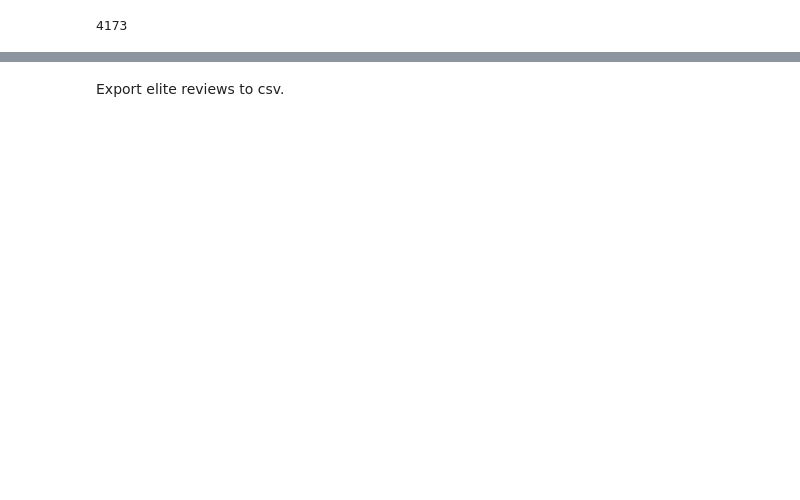
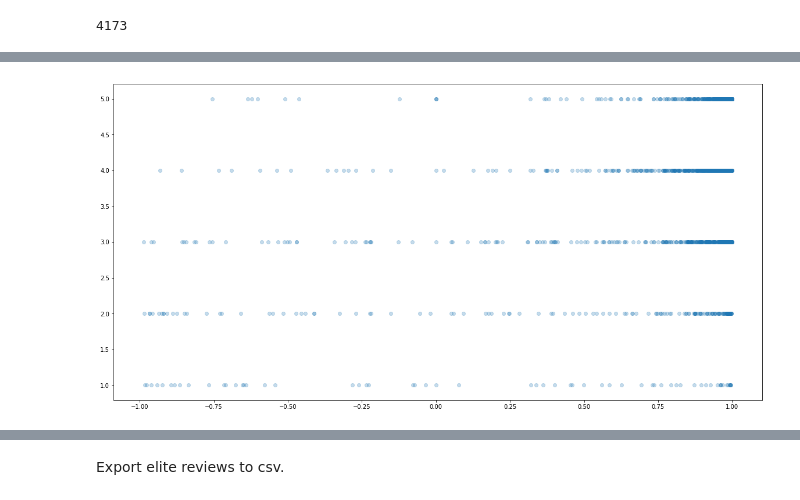
Before and after one commit to johngiglio/Yelp-Sentiment-Analysis, a Jupyter notebook: reviews exploration and cleaning.ipynb, the cells around one changed output, grey strips where cells are left out. Cells and saved outputs as stored; diff of their text form; code cells hidden in the pictures; blank space fills up the shorter version.

```diff
--- a/reviews exploration and cleaning.ipynb
+++ b/reviews exploration and cleaning.ipynb
@@ -140,3 +146,6 @@ elite_reviews.describe()
 | 50% | 4.000000 | 1.000000 | 0.000000 | 1.000000 | 3.000000 |
 | 75% | 5.000000 | 3.000000 | 1.000000 | 2.000000 | 6.000000 |
 | max | 5.000000 | 1608.000000 | 952.000000 | 319.000000 | 13.000000 |
+# %%
+elite_reviews = elite_reviews.reset_index(drop = True)
+elite_reviews.head()
@@ -143,4 +159,20 @@ elite_reviews.describe()
+# %%
+pos = []
+neg = []
+neu = []
+comp = []
+for i in range(len(elite_reviews)):
+    scores = analyzer.polarity_scores(elite_reviews.iloc[i,5])
+    pos.append(scores['pos'])
+    neg.append(scores['neg'])
+    neu.append(scores['neu'])
+    comp.append(scores['compound'])
+#analyzer.polarity_scores('best')
 # %%
 len(set(elite_reviews['business_id']))
 # %% [output]
 4173
+# %%
+scores = pd.DataFrame({'Positive':pos, 'Negative':neg, 'Neutral':neu, 'Compound':comp})
+# %%
+elite_reviews_scores = pd.concat([elite_reviews,scores], axis = 1, sort = False)
@@ -146,0 +190,6 @@ len(set(elite_reviews['business_id']))
+# %%
+plt.figure(figsize=(20,10))
+plt.scatter(elite_reviews_scores['Compound'][0:2000], elite_reviews_scores['stars'][0:2000], alpha = 0.25)
+plt.show()
+# %% [output]
+[figure, added]
```
Also changed, not shown: parts of 48 cells of this notebook, 1 other file.
